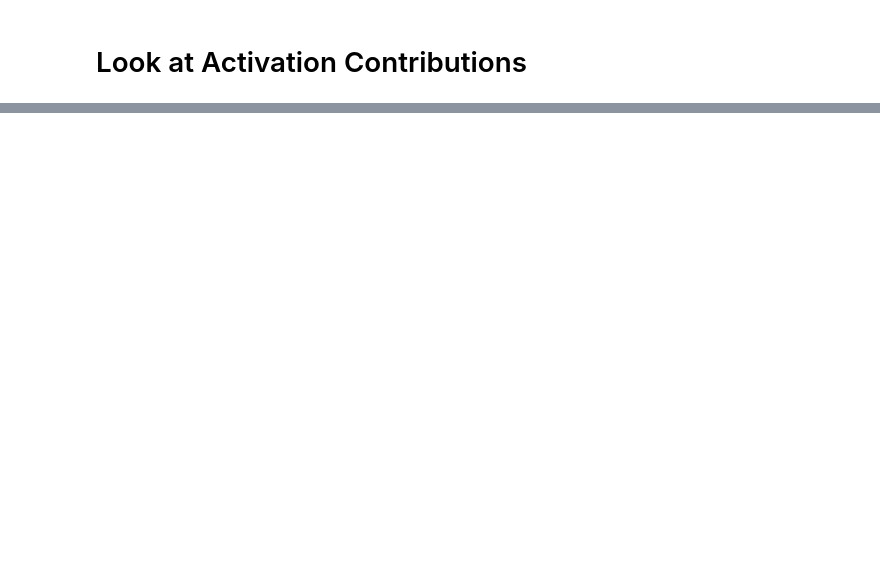
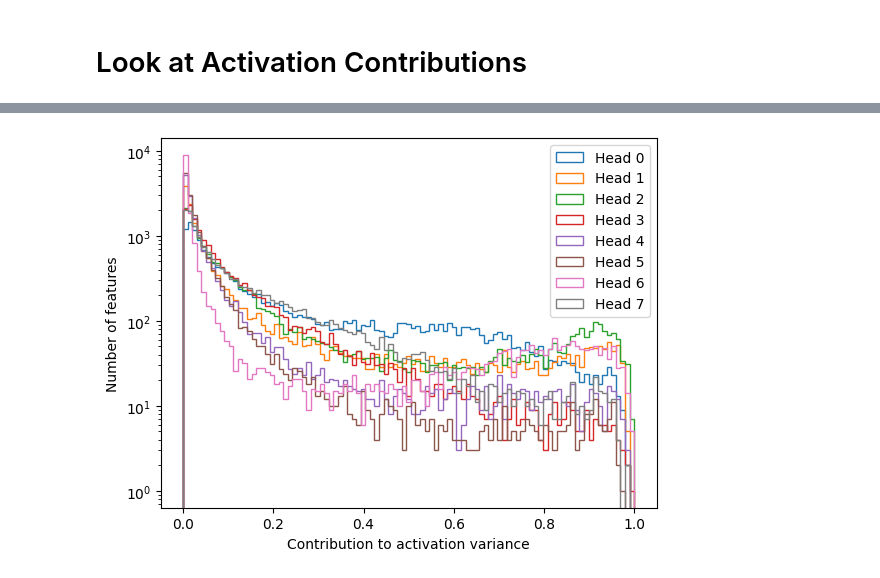
Before and after one commit to briannachrisman/MATS-2024, a Jupyter notebook: feature_distributions.ipynb, the cells around one changed output, grey strips where cells are left out. Cells and saved outputs as stored; diff of their text form; code cells hidden in the pictures; blank space fills up the shorter version.

```diff
--- a/feature_distributions.ipynb
+++ b/feature_distributions.ipynb
@@ -433,0 +192,11 @@ gpt2_sae
+# %%
+# Make a histogram of each head's contribution to the variance of the weights
+for i in range(activation_contributions.shape[0]):
+    plt.hist(activation_contributions[i,:].cpu().detach().numpy().flatten(),label=f'Head {i}', histtype='step', fill=False, bins=np.linspace(0, 1, 100))
+plt.xlabel('Contribution to activation variance')
+plt.ylabel('Number of features')
+plt.legend()
+plt.yscale('log')
+plt.show()
+# %% [output]
+[figure, added]
```
Also changed, not shown: parts of 59 cells of this notebook, 28 other files.
